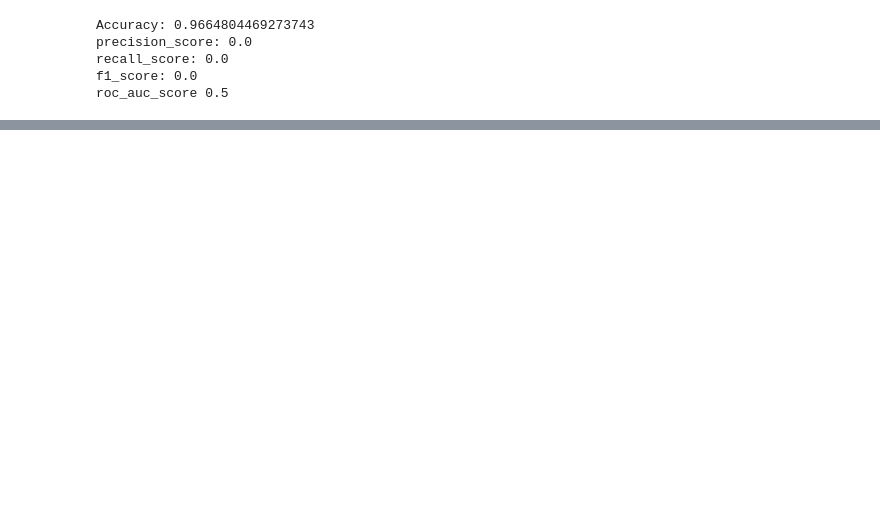
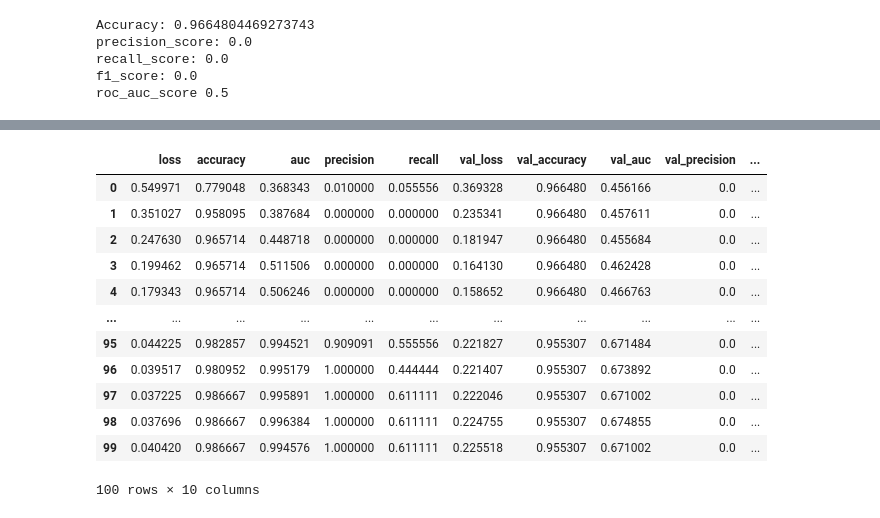
Before and after one commit to AchillesReaper/UTS-AI-Hackathon-2023, a Jupyter notebook: ml_template_testing.ipynb, the cells around one changed output, grey strips where cells are left out. Drawn from its saved outputs; the diff is of its cells as text; code cells hidden in the pictures; blank space fills up the shorter version.

```diff
--- a/ml_template_testing.ipynb
+++ b/ml_template_testing.ipynb
@@ -279,7 +276,7 @@ Resampled dataset shape Counter({0: 507, 1: 507})
 from sklearn.ensemble import RandomForestClassifier
 from sklearn.metrics import accuracy_score, precision_score, recall_score, f1_score, roc_auc_score
 
-rf = RandomForestClassifier()
+rf = RandomForestClassifier(n_estimators = 5000)
 rf.fit(X_train, y_train)
 y_pred = rf.predict(X_val)
 print("Accuracy:", accuracy_score(y_val, y_pred))
@@ -312,0 +382,29 @@ roc_auc_score 0.5
+# %%
+epochs = 100
+neurons = [16,32, 64]
+dropout = [0,0.5]
+learning_rate = [0.01, 0.001, 0.0001]
+batch_size = [1]
+df_DNN_result = pd.DataFrame()
+
+result_df = pd.DataFrame(columns=['neurons', 'dropout', 'learning_rate', 'batch_size', 'accuracy', 'val_accuracy', 'auc', 'val_auc'])
+
+for n in neurons:
+    for d in dropout:
+        for l in learning_rate:
+            for b in batch_size:
+                history, model = train_tf_model(X_train, y_train, X_val, y_val, neurons=n, dropout_rate=d, epochs=epochs, learning_rate=l, batch_size=b)
+                df_DNN_result = df_DNN_result.append(pd.DataFrame(history.history).assign(neurons=n, dropout=d, learning_rate=l, batch_size=b))
+                print(f'neurons: {n}, dropout: {d}, learning_rate: {l}, batch_size: {b}')
+                print(f'accuracy: {history.history["accuracy"][-1]}, val_accuracy: {history.history["val_accuracy"][-1]}')
+                print(f'auc: {history.history["auc"][-1]}, val_auc: {history.history["val_auc"][-1]}')
+                print(f'precision: {history.history["precision"][-1]}, val_precision: {history.history["val_precision"][-1]}')
+                print(f'recall: {history.history["recall"][-1]}, val_recall: {history.history["val_recall"][-1]}')
+                result = pd.DataFrame(history.history)
+
+                result['neurons'] = n
+                result['dropout'] = d
+                result['learning_rate'] = l
+                result['batch_size'] = b
+                result_df = pd.concat([result_df, result], axis=0)
+                print('')
@@ -312,0 +446,16 @@ roc_auc_score 0.5
+# %%
+result_df
+# %% [output]
+|  | loss | accuracy | auc | precision | recall | val_loss | val_accuracy | val_auc | val_precision | ... |
+| 0 | 0.549971 | 0.779048 | 0.368343 | 0.010000 | 0.055556 | 0.369328 | 0.966480 | 0.456166 | 0.0 | ... |
+| 1 | 0.351027 | 0.958095 | 0.387684 | 0.000000 | 0.000000 | 0.235341 | 0.966480 | 0.457611 | 0.0 | ... |
+| 2 | 0.247630 | 0.965714 | 0.448718 | 0.000000 | 0.000000 | 0.181947 | 0.966480 | 0.455684 | 0.0 | ... |
+| 3 | 0.199462 | 0.965714 | 0.511506 | 0.000000 | 0.000000 | 0.164130 | 0.966480 | 0.462428 | 0.0 | ... |
+| 4 | 0.179343 | 0.965714 | 0.506246 | 0.000000 | 0.000000 | 0.158652 | 0.966480 | 0.466763 | 0.0 | ... |
+| ... | ... | ... | ... | ... | ... | ... | ... | ... | ... | ... |
+| 95 | 0.044225 | 0.982857 | 0.994521 | 0.909091 | 0.555556 | 0.221827 | 0.955307 | 0.671484 | 0.0 | ... |
+| 96 | 0.039517 | 0.980952 | 0.995179 | 1.000000 | 0.444444 | 0.221407 | 0.955307 | 0.673892 | 0.0 | ... |
+| 97 | 0.037225 | 0.986667 | 0.995891 | 1.000000 | 0.611111 | 0.222046 | 0.955307 | 0.671002 | 0.0 | ... |
+| 98 | 0.037696 | 0.986667 | 0.996384 | 1.000000 | 0.611111 | 0.224755 | 0.955307 | 0.674855 | 0.0 | ... |
+| 99 | 0.040420 | 0.986667 | 0.994576 | 1.000000 | 0.611111 | 0.225518 | 0.955307 | 0.671002 | 0.0 | ... |
+100 rows × 10 columns
```
Also changed, not shown: parts of 7 cells of this notebook.
